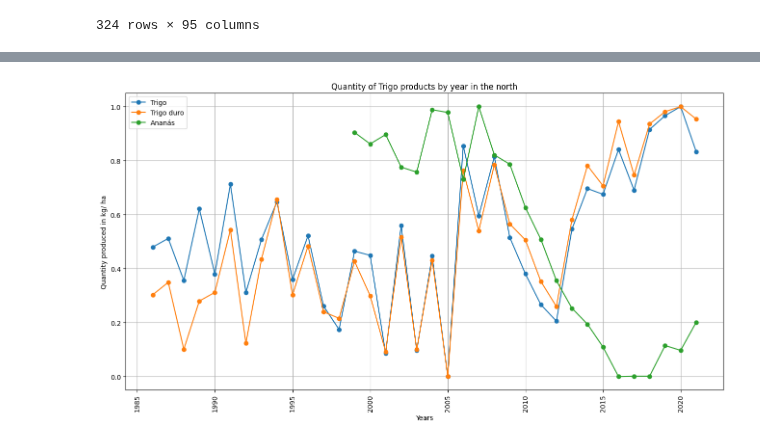
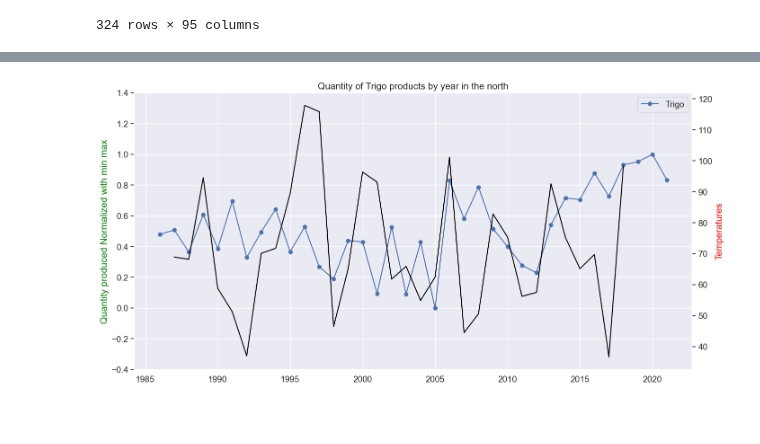
Before and after one commit to JoaoAnt42/FAA_TitanicSpace, a Jupyter notebook: FCD.ipynb, the cells around one changed output, grey strips where cells are left out. Cells and saved outputs as stored; diff of their text form; code cells hidden in the pictures; blank space fills up the shorter version.

```diff
--- a/FCD.ipynb
+++ b/FCD.ipynb
@@ -395,7 +395,7 @@ data
 |  | 2021 | 9726.0 | NaN | NaN | NaN | NaN | 5018.0 | 0.0 | 0.0 | ... |
 324 rows × 95 columns
 # %%
-filter_col = ["Trigo", "Trigo duro", "Ananás"]
+filter_col = ["Trigo"] #, "Trigo duro", "Ananás", "Amêndoa",]
 # %%
 year = range(1986, 2022)
 data_norte_trigo = {
@@ -403,13 +403,18 @@ data_norte_trigo = {
 for k_col, col in enumerate(filter_col):
     if col not in data_norte_trigo:
         data_norte_trigo[col] = []
-    for elem in data[col]["PT"]:
+    for elem in data[col]["18"]:
         data_norte_trigo[col].append(elem)
-    #     # if k_col == 0:
-    #     #     data_norte_trigo["year"].append(elem[0])
-    # # region_year = col.index
-    # # if region_year[1] not in data_norte_trigo["year"]:
-    # #     data_norte_trigo["year"].append(region_year[1])
+# %%
+meteo_data = {}
+meteo_region=meteo.xs(18)
+col_to_draw = ["Prec"]
+for k_col, col in enumerate(col_to_draw):
+    if col not in meteo_data:
+        meteo_data[col] = []
+    for elem in meteo_region[col]:
+        meteo_data[col].append(elem)
+    meteo_data["year"] = meteo_region[col].index
 # %%
 from sklearn.preprocessing import MinMaxScaler
 
@@ -439,18 +424,20 @@ data_norte_trigo
 # %%
 # for key in filter_col:
 #     plt.plot(year, data_norte_trigo[key])
 
-
-plt.figure(figsize=(16, 8))
+fig,ax = plt.subplots(figsize=(16, 8))
 for key in data_norte_trigo:
-    plt.plot(year, data_norte_trigo[key], label=key, marker="o")
-
+    ax.plot(year, data_norte_trigo[key], label=key, marker="o")
+ax2=ax.twinx()
+ax2.plot(meteo_data["year"], meteo_data["Prec"], color="Black")
+ax.set_ylabel("Quantity produced Normalized with min max", color="green")
+ax.set_ylim(-0.4, 1.4)
+ax2.set_ylabel("Temperatures", color="red")
 plt.grid()
 plt.title("Quantity of Trigo products by year in the north")
 plt.xlabel("Years")
-plt.ylabel("Quantity produced in kg/ ha")
-plt.legend()
+ax.legend()
 plt.xticks(rotation="vertical")
 plt.show()
 # %% [output]
-[figure, old version]
+[figure, new version]
```
Also changed, not shown: parts of 10 cells of this notebook.
